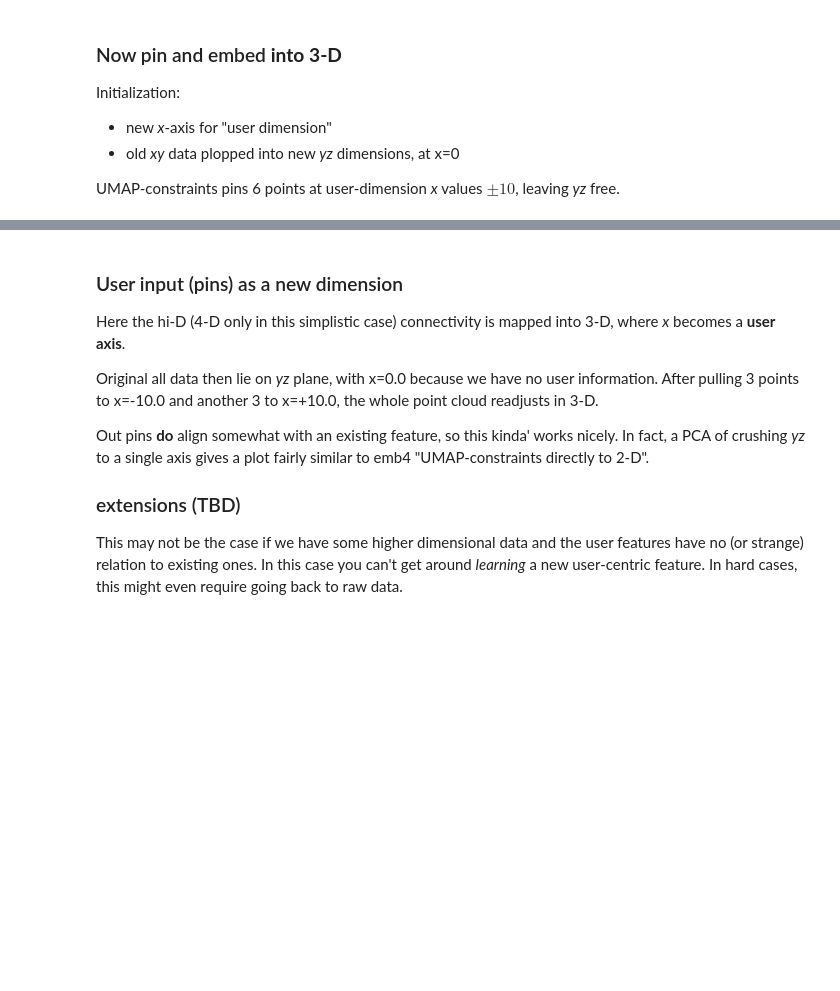
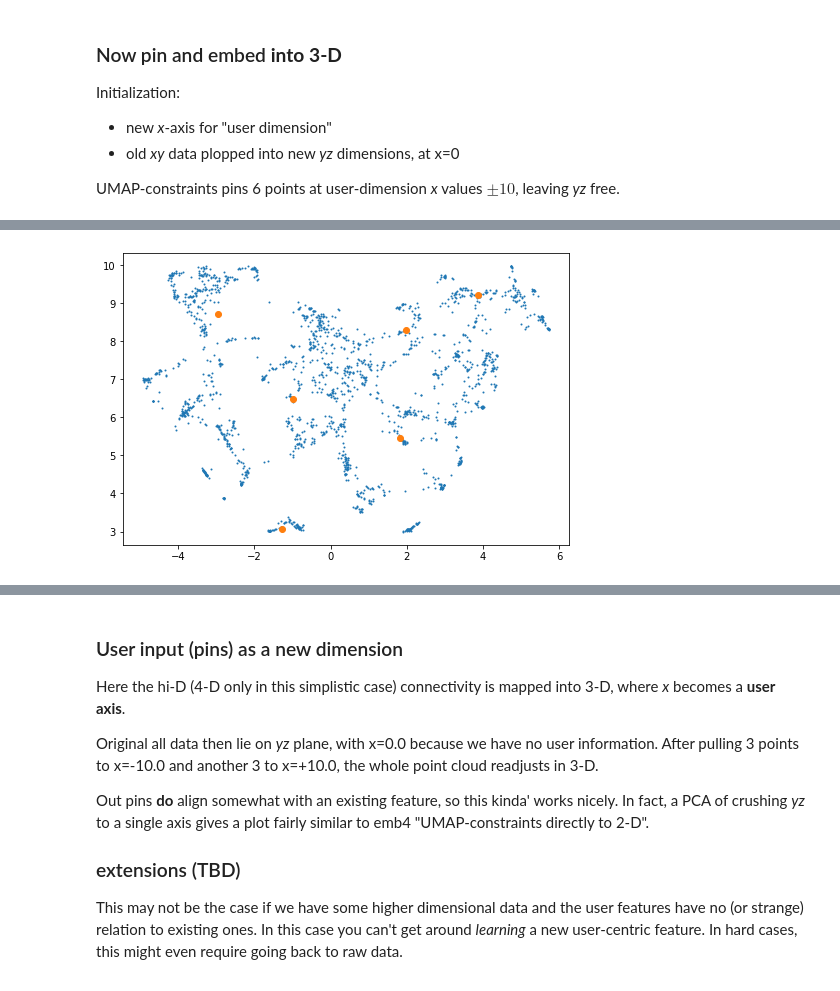
Before and after one commit to Trel725/umap, a Jupyter notebook: examples/iris/iris4.ipynb, the cells around one changed output, grey strips where cells are left out. Drawn from its saved outputs; the diff is of its cells as text; code cells hidden in the pictures; blank space fills up the shorter version.

Commit message:
fixed output metric check:

```diff
--- a/examples/iris/iris4.ipynb
+++ b/examples/iris/iris4.ipynb
@@ -864,0 +901,2 @@ leaving *yz* free.
+# %%
+data = np.vstack([abstract_vects, kwd_embs_highdim])
@@ -864,0 +1143,34 @@ leaving *yz* free.
+# %%
+def get_bounder(N_segments):
+
+    segment_angle = 2*np.pi / N_segments
+    tan_alpha = np.tan(segment_angle / 2)
+
+    @numba.njit()
+    def bounder(pt):
+        width = 2 * pt[1] * tan_alpha
+        bound_los = np.array([-width/2, R_IN])
+        bound_his = np.array([width/2, R_OUTER])
+        return umap.constraints.dimlohi_pt(pt, bound_los, bound_his)
+    return bounder
+
+
+def rot_matrix(theta):
+    # standard 2d rotation matric
+    c, s = np.cos(theta), np.sin(theta)
+    R = np.array(((c, -s), (s, c)))
+    return R
+
+
+def umap_xform_bounded(data, N_segments, segment_idx):
+    constraints = {'pt': get_bounder(N_segments)}
+    # a
+    um = umap.UMAP(init="random", metric="cosine", n_neighbors=10, min_dist=0.01,
+                   output_constrain=constraints,
+                   output_metric="euclidean", verbose=True)
+    emb = um.fit_transform(data)
+    angle = segment_idx * (2*np.pi / N_segments)
+    rotation_matrix = rot_matrix(angle)
+    return emb@rotation_matrix
+# %%
+tmp = umap_xform_bounded(data, 5, 0)
@@ -864,0 +1186,11 @@ leaving *yz* free.
+# %%
+tmp = tmp@(rot_matrix(-np.pi/4))
+# %%
+plt.figure(figsize=(8, 8))
+
+plt.scatter(*tmp[len(kwd_embs_highdim):].T, s=1)
+plt.scatter(*tmp[:len(kwd_embs_highdim)].T)
+ax = plt.gca()
+ax.set_aspect(1)
+# %% [output]
+[figure, added]
```
Also changed, not shown: parts of 53 cells of this notebook, 10 other files.
